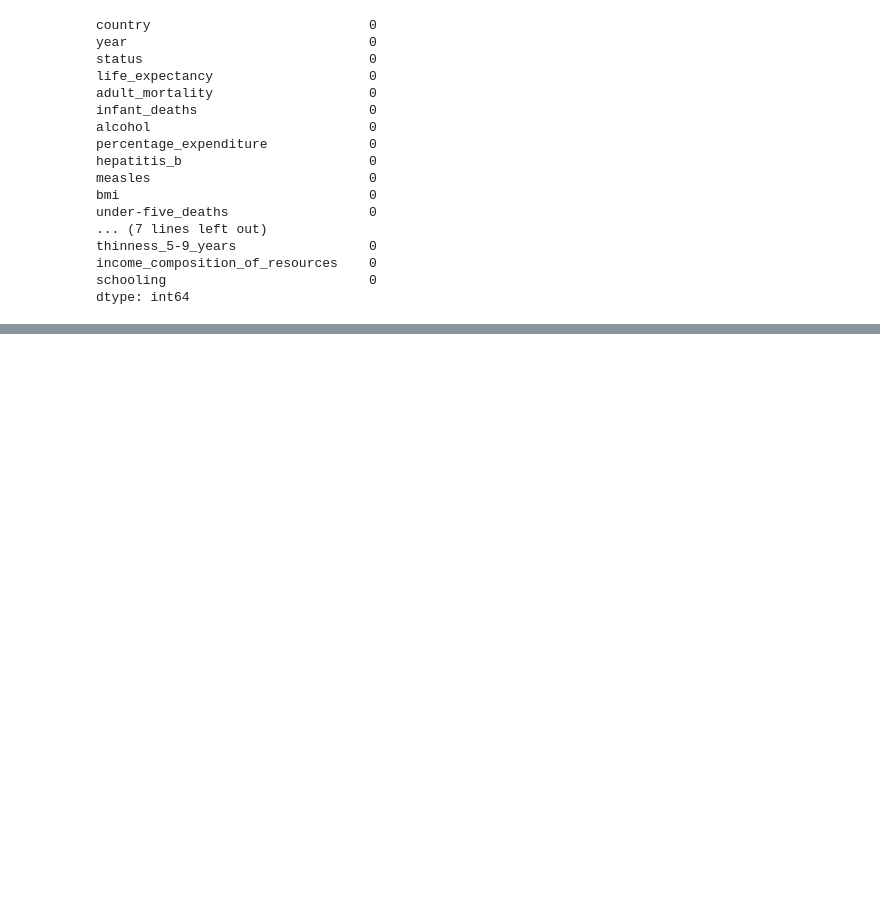
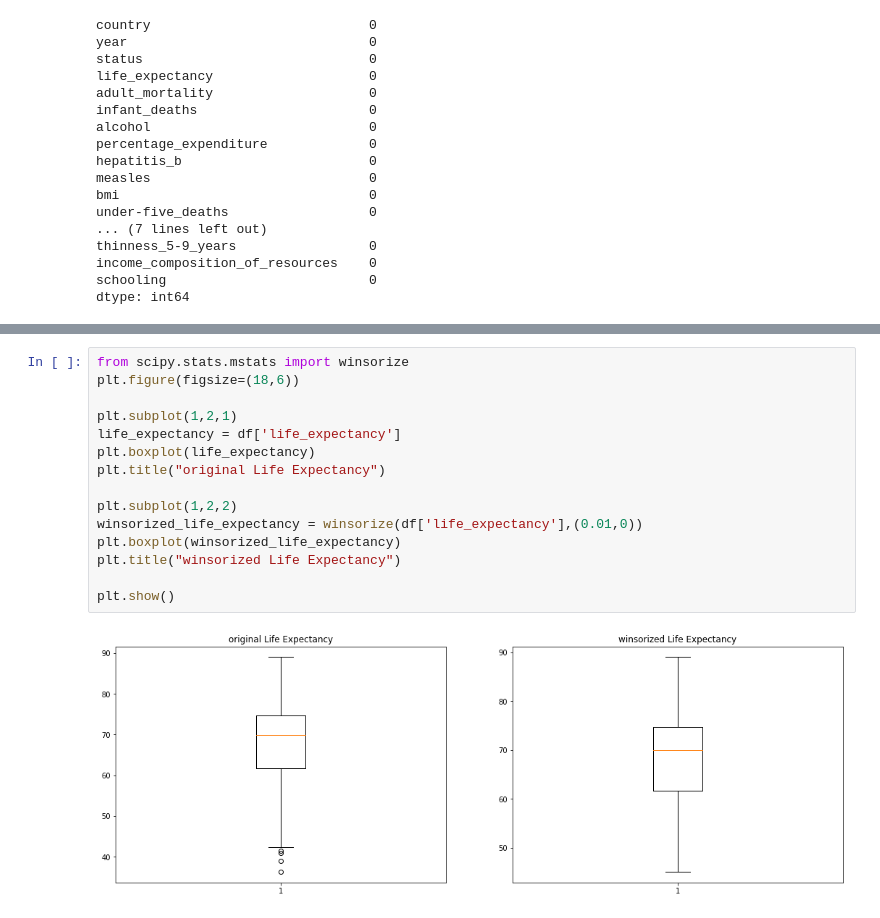
Before and after one commit to tsaw8/Thinkful_Project, a Jupyter notebook: Model Preparation/Challenge Factors that affect life expectancy.ipynb, the cells around one changed output, grey strips where cells are left out. Drawn from its saved outputs; the diff is of its cells as text; blank space fills up the shorter version.

```diff
--- a/Model Preparation/Challenge Factors that affect life expectancy.ipynb
+++ b/Model Preparation/Challenge Factors that affect life expectancy.ipynb
@@ -148,0 +256,17 @@ plt.show()
+# %%
+from scipy.stats.mstats import winsorize
+plt.figure(figsize=(18,6))
+
+plt.subplot(1,2,1)
+life_expectancy = df['life_expectancy']
+plt.boxplot(life_expectancy)
+plt.title("original Life Expectancy")
+
+plt.subplot(1,2,2)
+winsorized_life_expectancy = winsorize(df['life_expectancy'],(0.01,0))
+plt.boxplot(winsorized_life_expectancy)
+plt.title("winsorized Life Expectancy")
+
+plt.show()
+# %% [output]
+[figure, added]
```
Also changed, not shown: parts of 73 cells of this notebook, 1 other file.
